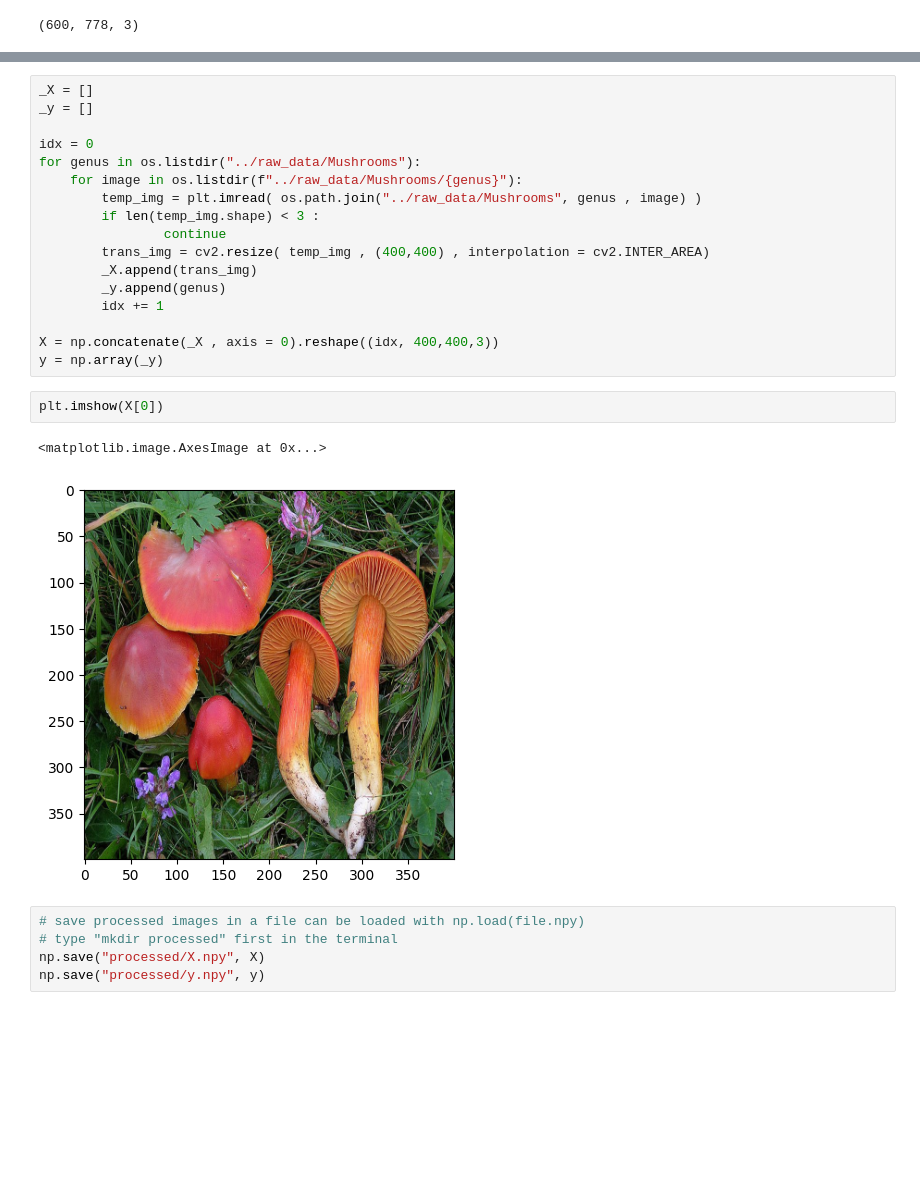
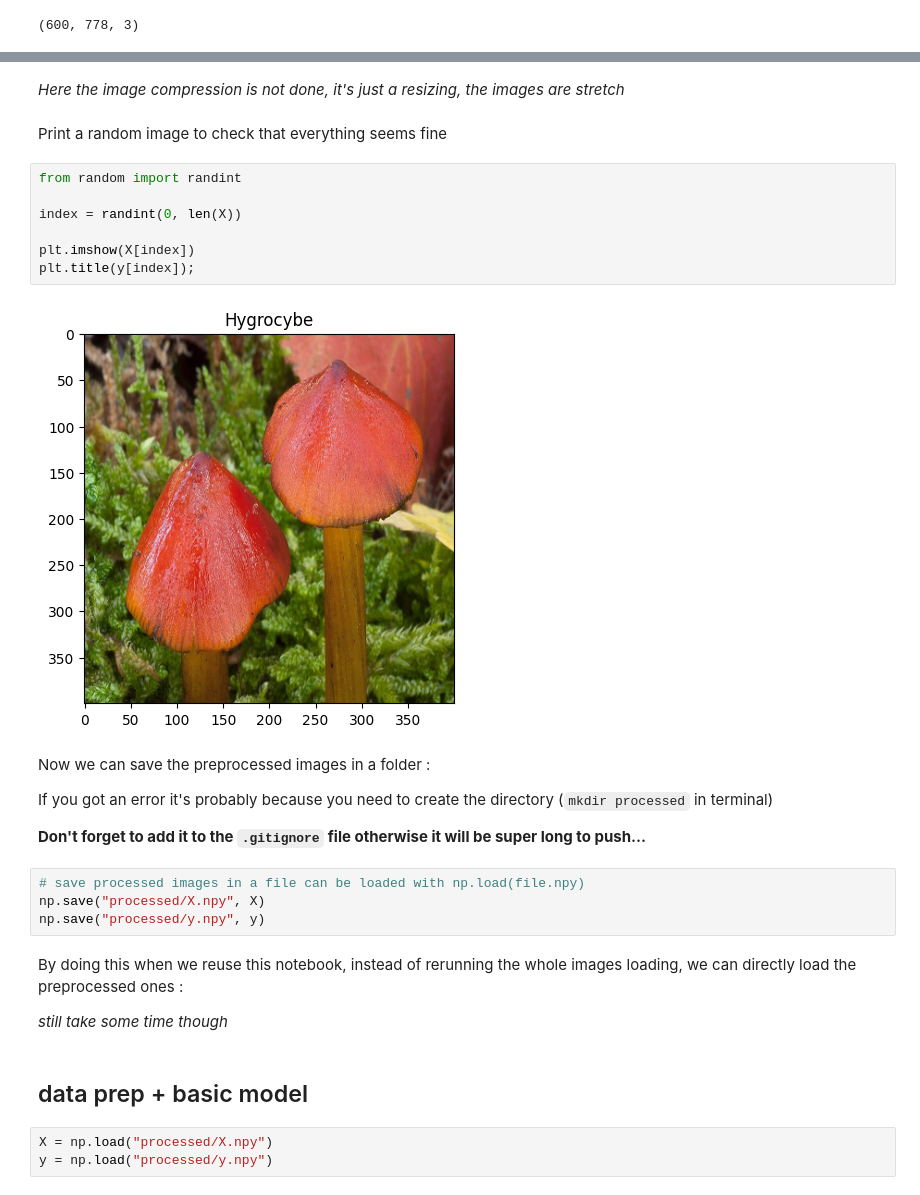
Before and after one commit to tomymuci/fungai, a Jupyter notebook: test_adael.ipynb, the cells around one changed output, grey strips where cells are left out. Cells and saved outputs as stored; diff of their text form; blank space fills up the shorter version.

Commit message:
test notebook improved slightly

```diff
--- a/test_adael.ipynb
+++ b/test_adael.ipynb
@@ -42,27 +50,32 @@ exception cannot process : 092_43B354vYxm8.jpg in Russula
-# %%
-_X = []
-_y = []
-
-idx = 0
-for genus in os.listdir("../raw_data/Mushrooms"):
-    for image in os.listdir(f"../raw_data/Mushrooms/{genus}"):
-        temp_img = plt.imread( os.path.join("../raw_data/Mushrooms", genus , image) )
-        if len(temp_img.shape) < 3 :
-                continue
-        trans_img = cv2.resize( temp_img , (400,400) , interpolation = cv2.INTER_AREA)
-        _X.append(trans_img)
-        _y.append(genus)
-        idx += 1
-
-X = np.concatenate(_X , axis = 0).reshape((idx, 400,400,3))
-y = np.array(_y)
-# %%
-plt.imshow(X[0])
-# %% [output]
-<matplotlib.image.AxesImage at 0x...>
-[figure, removed]
+# %% [markdown]
+*Here the image compression is not done, it's just a resizing, the images are stretch*
+# %% [markdown]
+Print a random image to check that everything seems fine
+# %%
+from random import randint
+
+index = randint(0, len(X))
+
+plt.imshow(X[index])
+plt.title(y[index]);
+# %% [output]
+[figure, added]
+# %% [markdown]
+Now we can save the preprocessed images in a folder :
+
+If you got an error it's probably because you need to create the directory (`mkdir processed` in terminal)
+
+**Don't forget to add it to the `.gitignore` file otherwise it will be super long to push...**
 # %%
 # save processed images in a file can be loaded with np.load(file.npy)
-# type "mkdir processed" first in the terminal
 np.save("processed/X.npy", X)
 np.save("processed/y.npy", y)
+# %% [markdown]
+By doing this when we reuse this notebook, instead of rerunning the whole images loading, we can directly load the preprocessed ones :
+
+*still take some time though*
+# %% [markdown]
+## data prep + basic model
+# %%
+X = np.load("processed/X.npy")
+y = np.load("processed/y.npy")
```
Also changed, not shown: parts of 9 cells of this notebook, 1 other file.
